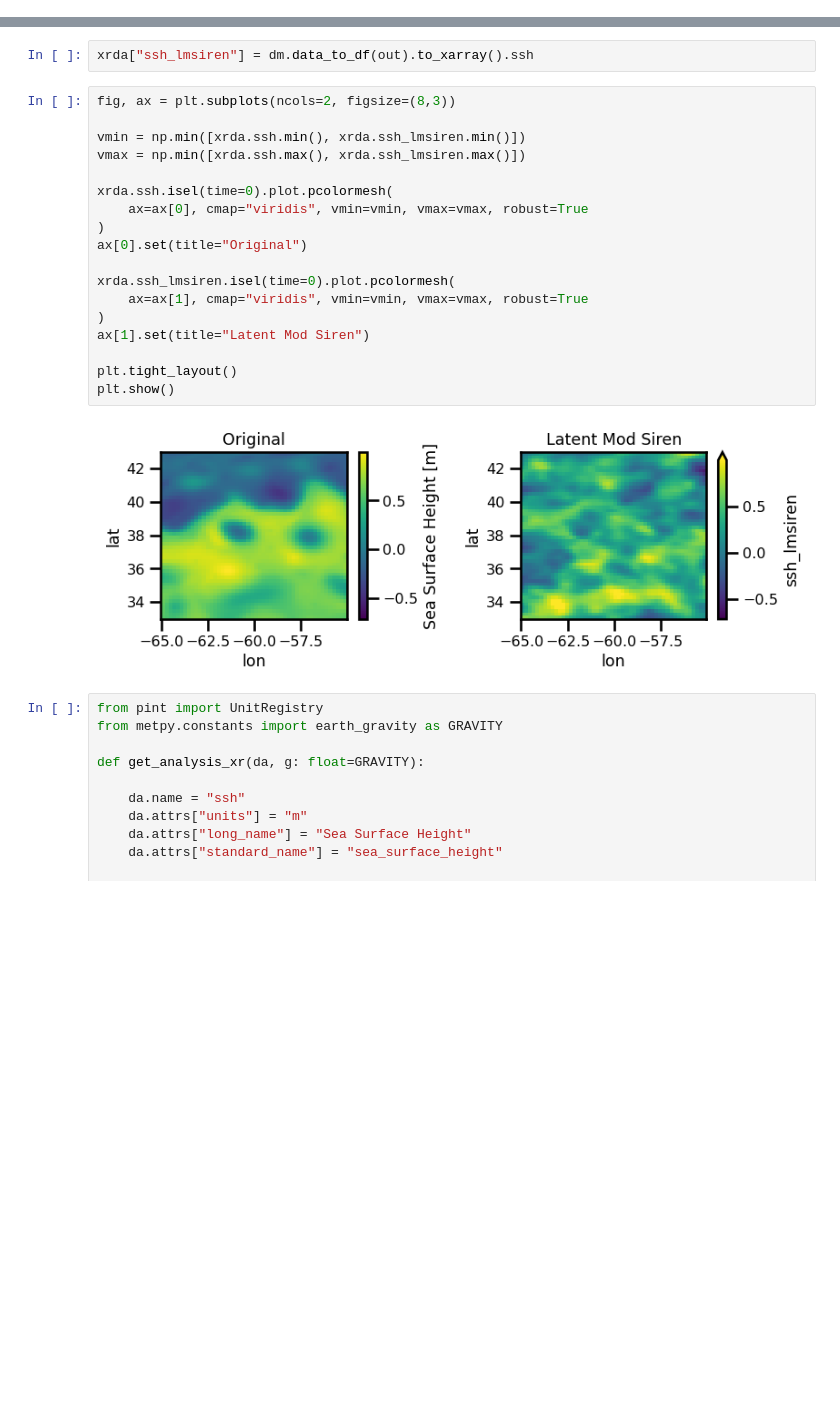
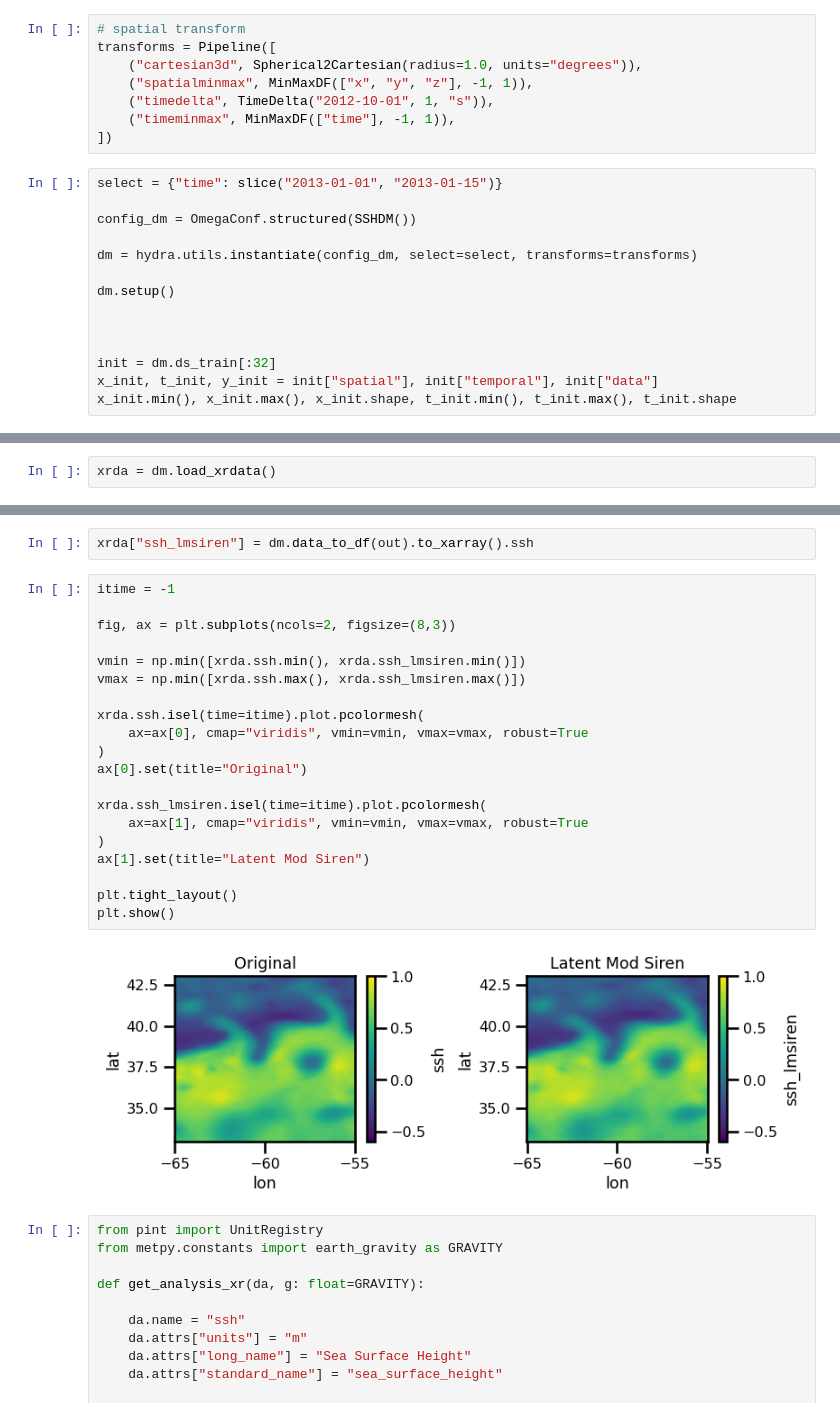
Before and after one commit to jejjohnson/jejeqx, a Jupyter notebook: notebooks/dev/nerfs/1.4_spatialtemporal.ipynb, the cells around one changed output, grey strips where cells are left out. Drawn from its saved outputs; the diff is of its cells as text; blank space fills up the shorter version.

```diff
--- a/notebooks/dev/nerfs/1.4_spatialtemporal.ipynb
+++ b/notebooks/dev/nerfs/1.4_spatialtemporal.ipynb
@@ -641,0 +669,22 @@ trainer.save_model("checkpoint_model_stlmsiren_ssh.ckpt")
+# %%
+# spatial transform
+transforms = Pipeline([
+    ("cartesian3d", Spherical2Cartesian(radius=1.0, units="degrees")),
+    ("spatialminmax", MinMaxDF(["x", "y", "z"], -1, 1)),
+    ("timedelta", TimeDelta("2012-10-01", 1, "s")),
+    ("timeminmax", MinMaxDF(["time"], -1, 1)),
+])
+# %%
+select = {"time": slice("2013-01-01", "2013-01-15")}
+
+config_dm = OmegaConf.structured(SSHDM())
+
+dm = hydra.utils.instantiate(config_dm, select=select, transforms=transforms)
+
+dm.setup()
+
+
+
+init = dm.ds_train[:32]
+x_init, t_init, y_init = init["spatial"], init["temporal"], init["data"]
+x_init.min(), x_init.max(), x_init.shape, t_init.min(), t_init.max(), t_init.shape
@@ -642,3 +693,5 @@ trainer.save_model("checkpoint_model_stlmsiren_ssh.ckpt")
+# %%
+xrda = dm.load_xrdata()
 # %%
 %%time
 
@@ -651,25 +704,27 @@ Wall time: 391 ms
 # %%
 xrda["ssh_lmsiren"] = dm.data_to_df(out).to_xarray().ssh
 # %%
+itime = -1
+
 fig, ax = plt.subplots(ncols=2, figsize=(8,3))
 
 vmin = np.min([xrda.ssh.min(), xrda.ssh_lmsiren.min()])
 vmax = np.min([xrda.ssh.max(), xrda.ssh_lmsiren.max()])
 
-xrda.ssh.isel(time=0).plot.pcolormesh(
+xrda.ssh.isel(time=itime).plot.pcolormesh(
     ax=ax[0], cmap="viridis", vmin=vmin, vmax=vmax, robust=True
 )
 ax[0].set(title="Original")
 
-xrda.ssh_lmsiren.isel(time=0).plot.pcolormesh(
+xrda.ssh_lmsiren.isel(time=itime).plot.pcolormesh(
     ax=ax[1], cmap="viridis", vmin=vmin, vmax=vmax, robust=True
 )
 ax[1].set(title="Latent Mod Siren")
 
 plt.tight_layout()
 plt.show()
 # %% [output]
-[figure, old version]
+[figure, new version]
 # %%
 from pint import UnitRegistry
 from metpy.constants import earth_gravity as GRAVITY
```
Also changed, not shown: parts of 7 cells of this notebook.
